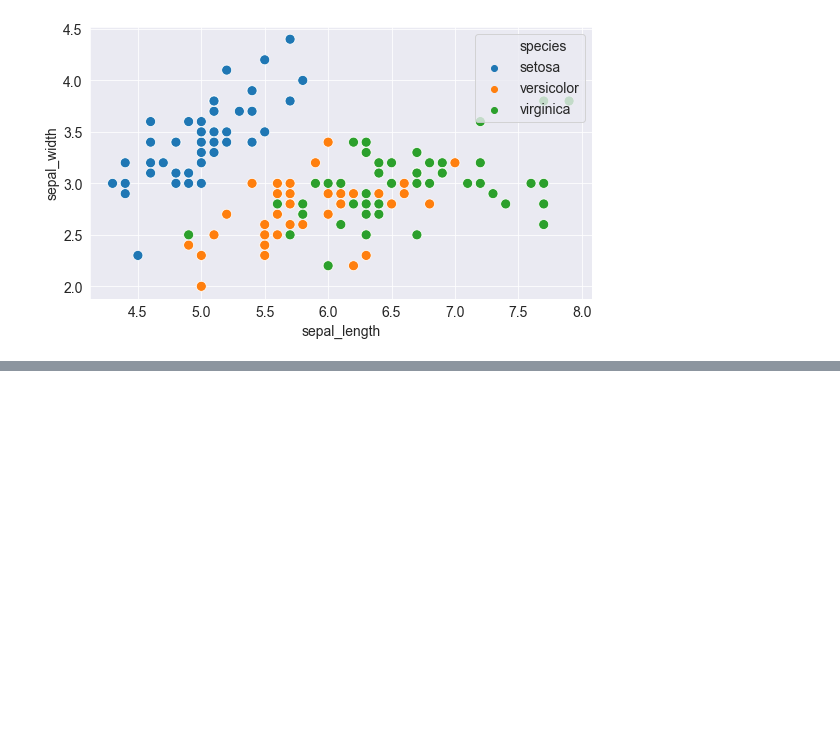
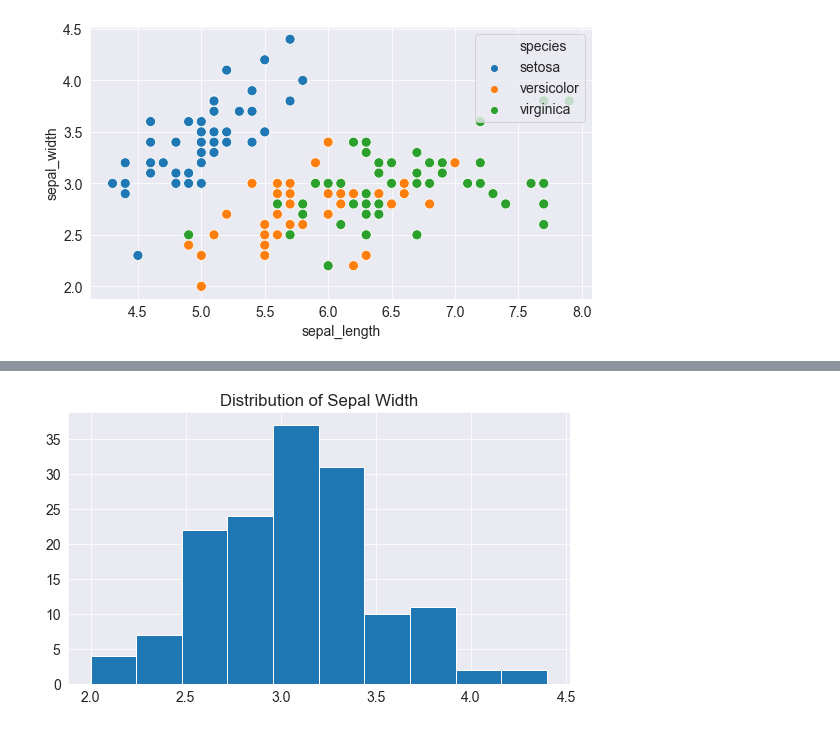
Before and after one commit to ankit11421/Data-Analysis-Stuff, a Jupyter notebook: python-matplotlib-data-visualization-v-14/Data visualization using Python, Matplotlib and Seaborn.ipynb, the cells around one changed output, grey strips where cells are left out. Saved outputs shown, nothing was run; the diff lists cells and outputs as text; code cells hidden in the pictures; blank space fills up the shorter version.

```diff
--- a/python-matplotlib-data-visualization-v-14/Data visualization using Python, Matplotlib and Seaborn.ipynb
+++ b/python-matplotlib-data-visualization-v-14/Data visualization using Python, Matplotlib and Seaborn.ipynb
@@ -211,0 +233,3 @@ sns.scatterplot(flowers_df.sepal_length,
+# %%
+flowers_df = sns.load_dataset("iris")
+flowers_df.sepal_width
@@ -211,0 +249,5 @@ sns.scatterplot(flowers_df.sepal_length,
+# %%
+plt.title("Distribution of Sepal Width")
+plt.hist(flowers_df.sepal_width);
+# %% [output]
+[figure, added]
```
Also changed, not shown: parts of 26 cells of this notebook.
